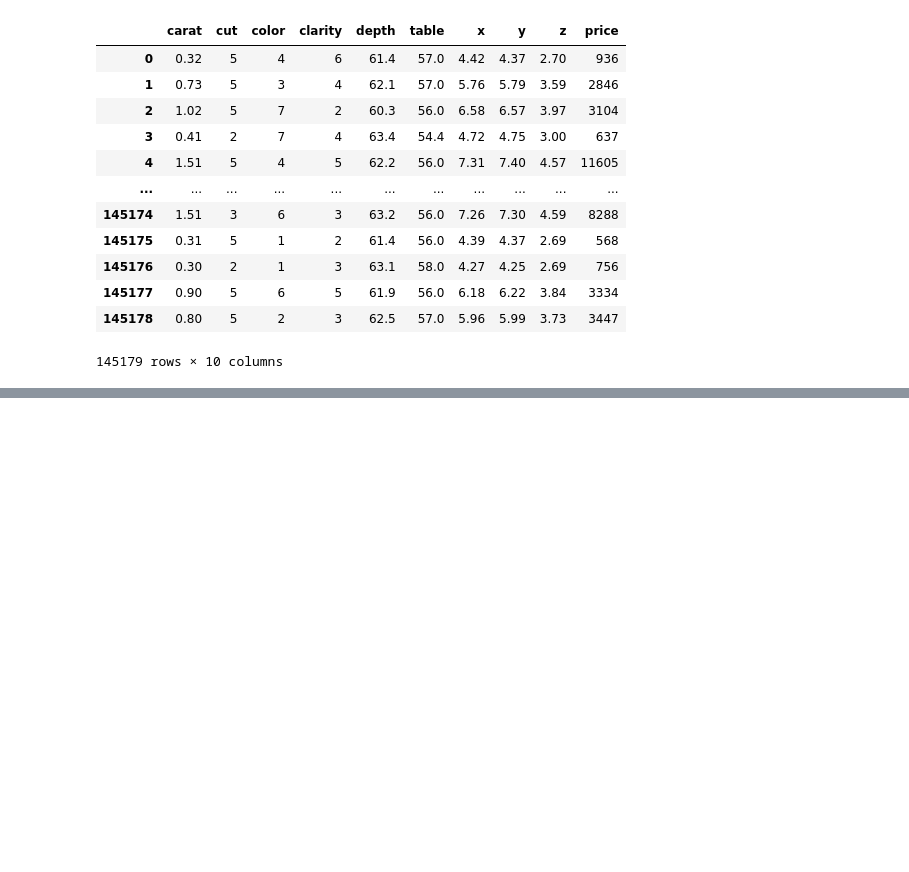
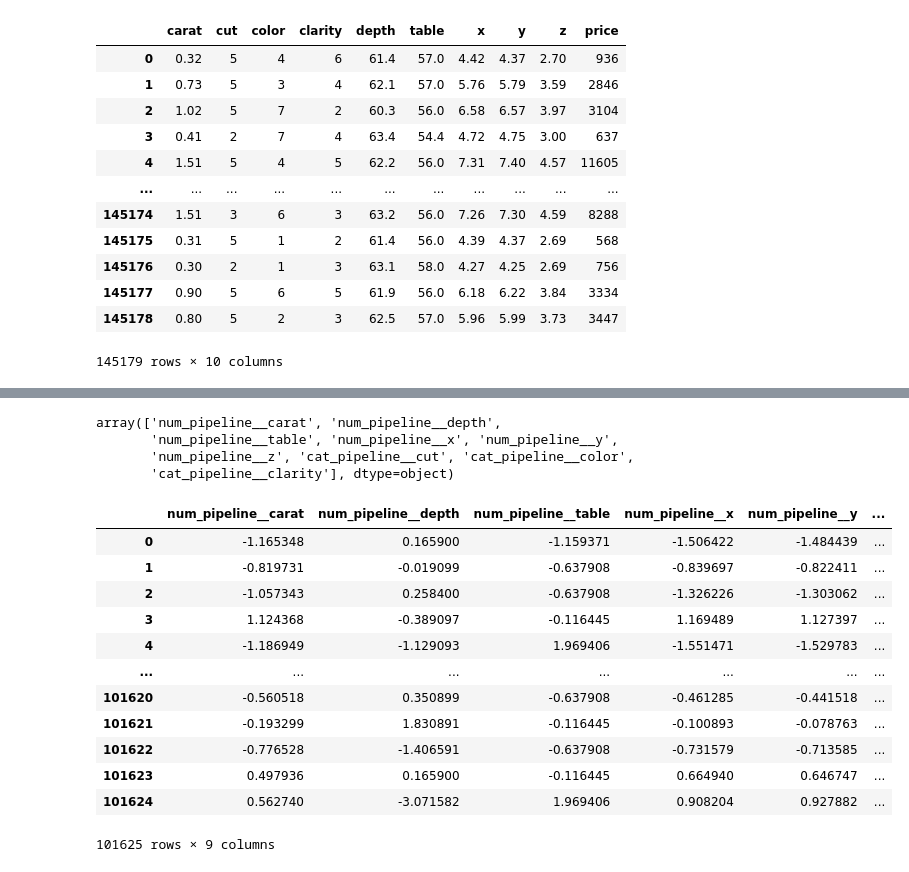
Before and after one commit to SHWACODING/End-To-End-Gemstone-Price-Prediction-MLOps-Pipeline, a Jupyter notebook: experiments/experiments.ipynb, the cells around one changed output, grey strips where cells are left out. Drawn from its saved outputs; the diff is of its cells as text; code cells hidden in the pictures; blank space fills up the shorter version.

```diff
--- a/experiments/experiments.ipynb
+++ b/experiments/experiments.ipynb
@@ -409,0 +592,7 @@ data
+# %%
+preprocessor = ColumnTransformer(
+    [
+        ("num_pipeline", num_pipeline, num_cols),
+        ("cat_pipeline", cat_pipeline, cat_cols)
+    ]
+)
@@ -409,0 +630,4 @@ data
+# %%
+from sklearn.model_selection import train_test_split
+
+X_train, X_test, y_train, y_test = train_test_split(X, y, test_size=0.3, random_state=42)
@@ -409,0 +644,2 @@ data
+# %%
+preprocessor.fit_transform(X_train)
@@ -409,0 +676,27 @@ data
+# %%
+preprocessor.get_feature_names_out()
+# %% [output]
+array(['num_pipeline__carat', 'num_pipeline__depth',
+       'num_pipeline__table', 'num_pipeline__x', 'num_pipeline__y',
+       'num_pipeline__z', 'cat_pipeline__cut', 'cat_pipeline__color',
+       'cat_pipeline__clarity'], dtype=object)
+# %%
+X_train = pd.DataFrame(preprocessor.fit_transform(X_train), columns=preprocessor.get_feature_names_out())
+
+X_test = pd.DataFrame(preprocessor.transform(X_test), columns=preprocessor.get_feature_names_out())
+# %%
+X_train
+# %% [output]
+|  | num_pipeline__carat | num_pipeline__depth | num_pipeline__table | num_pipeline__x | num_pipeline__y | ... |
+| 0 | -1.165348 | 0.165900 | -1.159371 | -1.506422 | -1.484439 | ... |
+| 1 | -0.819731 | -0.019099 | -0.637908 | -0.839697 | -0.822411 | ... |
+| 2 | -1.057343 | 0.258400 | -0.637908 | -1.326226 | -1.303062 | ... |
+| 3 | 1.124368 | -0.389097 | -0.116445 | 1.169489 | 1.127397 | ... |
+| 4 | -1.186949 | -1.129093 | 1.969406 | -1.551471 | -1.529783 | ... |
+| ... | ... | ... | ... | ... | ... | ... |
+| 101620 | -0.560518 | 0.350899 | -0.637908 | -0.461285 | -0.441518 | ... |
+| 101621 | -0.193299 | 1.830891 | -0.116445 | -0.100893 | -0.078763 | ... |
+| 101622 | -0.776528 | -1.406591 | -0.637908 | -0.731579 | -0.713585 | ... |
+| 101623 | 0.497936 | 0.165900 | -0.116445 | 0.664940 | 0.646747 | ... |
+| 101624 | 0.562740 | -3.071582 | 1.969406 | 0.908204 | 0.927882 | ... |
+101625 rows × 9 columns
```
Also changed, not shown: parts of 39 cells of this notebook.
